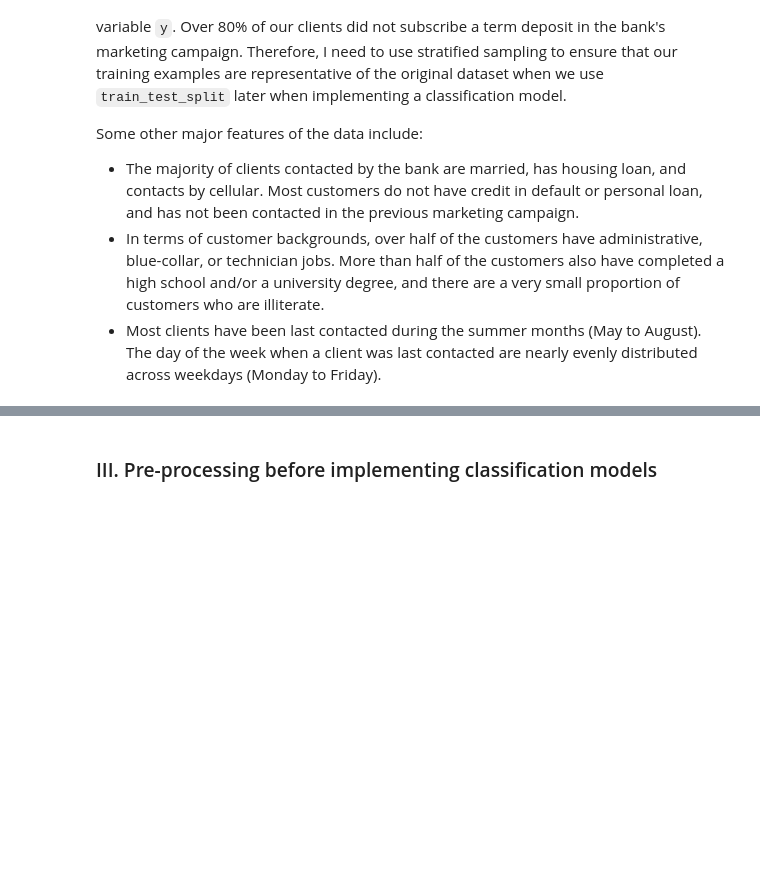
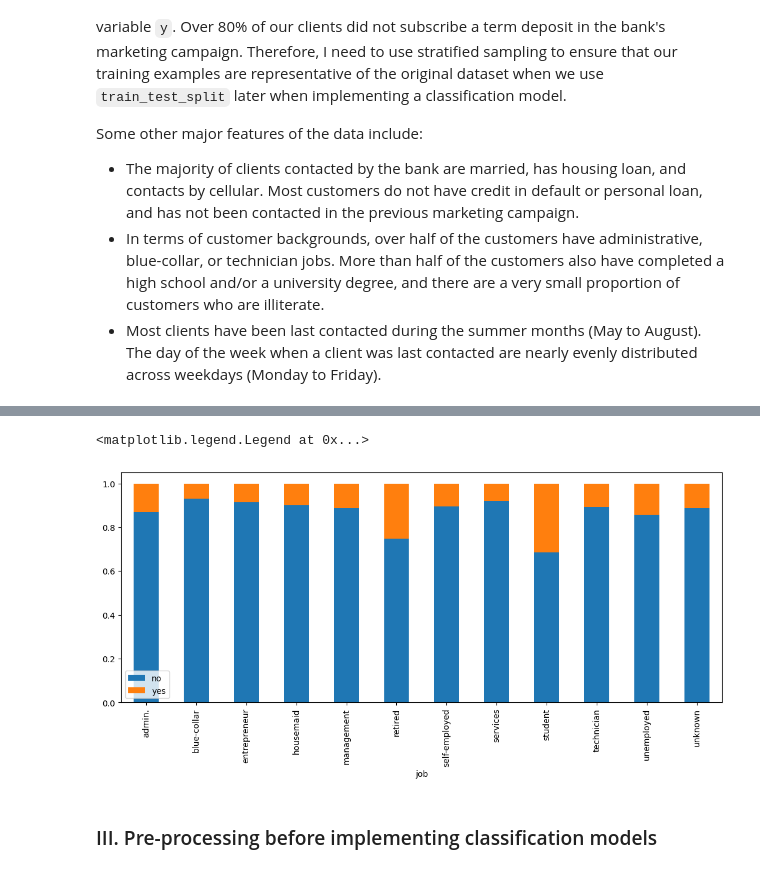
Before and after one commit to thaianle/bank-marketing, a Jupyter notebook: bank-marketing.ipynb, the cells around one changed output, grey strips where cells are left out. Saved outputs shown, nothing was run; the diff lists cells and outputs as text; code cells hidden in the pictures; blank space fills up the shorter version.

```diff
--- a/bank-marketing.ipynb
+++ b/bank-marketing.ipynb
@@ -379,0 +404,3 @@ Some other major features of the data include:
+# %%
+count_jobs = bank_marketing[['job', 'y']].groupby('job').value_counts(normalize = True).unstack('y')
+count_jobs
@@ -380,3 +422,9 @@ Some other major features of the data include:
+# %%
+ax = count_jobs.plot.bar(stacked = True, figsize = (13, 5))
+ax.legend(loc = 'lower left')
+# %% [output]
+<matplotlib.legend.Legend at 0x...>
+[figure, added]
 # %% [markdown]
 ### III. Pre-processing before implementing classification models
 # %%
```
Also changed, not shown: parts of 13 cells of this notebook.
